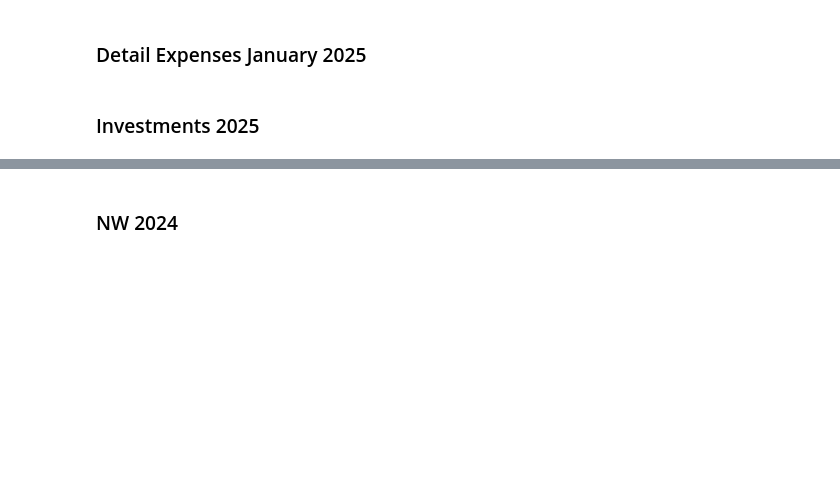
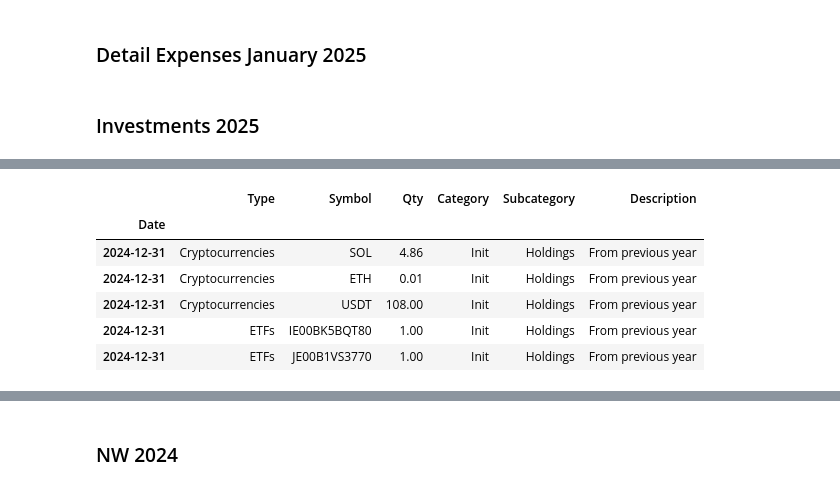
Before and after one commit to deepotrus/deepfinance, a Jupyter notebook: notebooks/nb2025.ipynb, the cells around one changed output, grey strips where cells are left out. Cells and saved outputs as stored; diff of their text form; code cells hidden in the pictures; blank space fills up the shorter version.

```diff
--- a/notebooks/nb2025.ipynb
+++ b/notebooks/nb2025.ipynb
@@ -75,6 +81,16 @@ df_year_investments = FinLoad.load_investments(data_path_o, YEAR)
 # %%
 df_init_investments = FinInvestmentsGet.get_init_holdings_to_df(init_holdings, YEAR)
 df_year_investments = pd.concat([df_init_investments, df_year_investments])
+# %%
+df_init_investments
+# %% [output]
+|  | Type | Symbol | Qty | Category | Subcategory | Description |
+| Date |  |  |  |  |  |  |
+| 2024-12-31 | Cryptocurrencies | SOL | 4.86 | Init | Holdings | From previous year |
+| 2024-12-31 | Cryptocurrencies | ETH | 0.01 | Init | Holdings | From previous year |
+| 2024-12-31 | Cryptocurrencies | USDT | 108.00 | Init | Holdings | From previous year |
+| 2024-12-31 | ETFs | IE00BK5BQT80 | 1.00 | Init | Holdings | From previous year |
+| 2024-12-31 | ETFs | JE00B1VS3770 | 1.00 | Init | Holdings | From previous year |
 # %%
 df_year_investments
 # %% [output]
```
Also changed, not shown: parts of 14 cells of this notebook, 2 other files.
